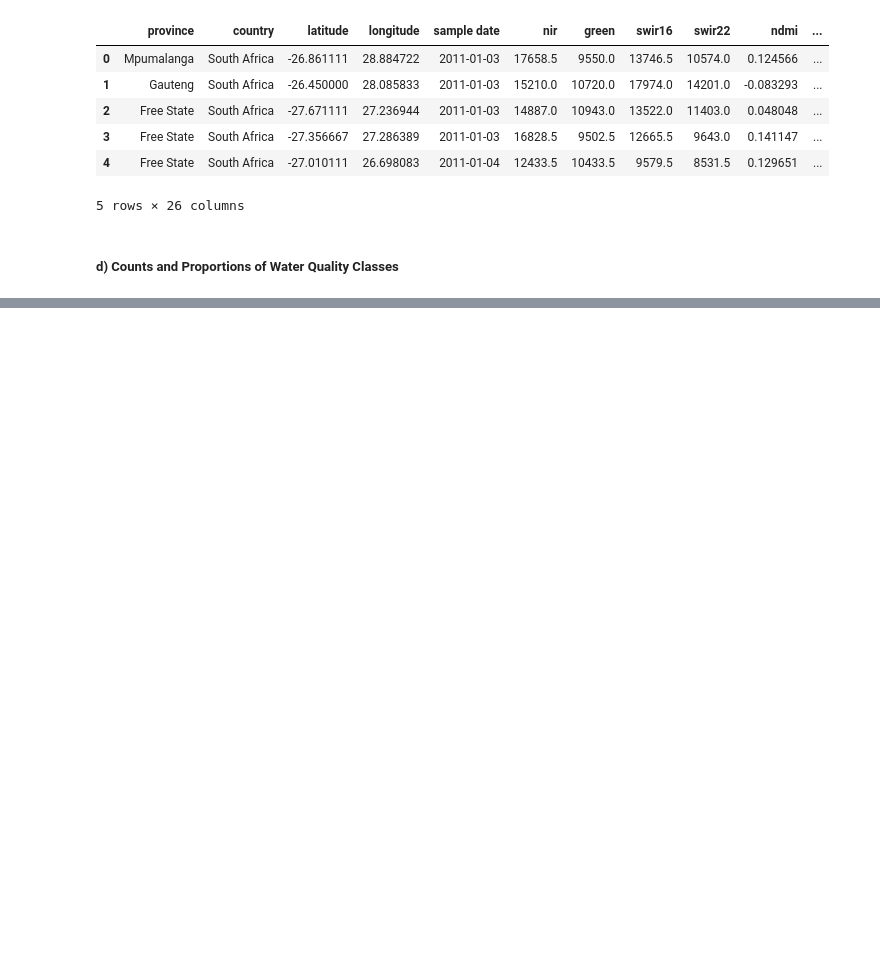
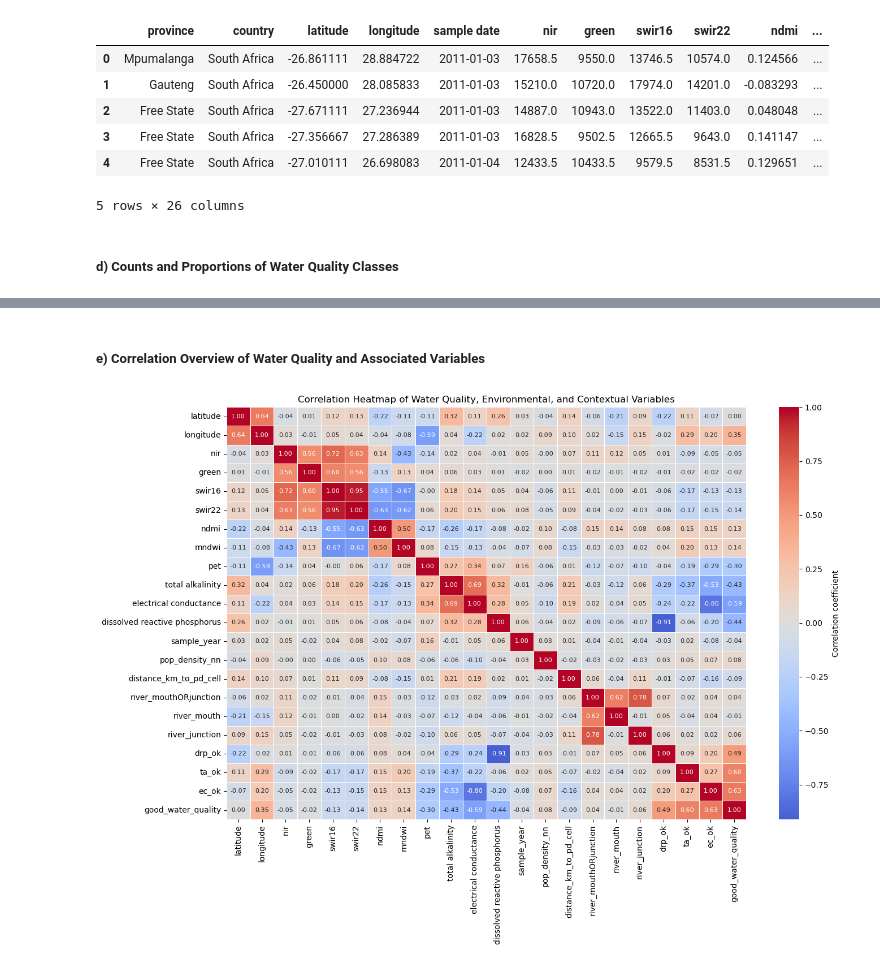
Before and after one commit to kylerod22/siads593-water-sustainability, a Jupyter notebook: 08-rjbest-sungmiki-kylerod-2026winter/src/Summary & Conclusion.ipynb, the cells around one changed output, grey strips where cells are left out. Saved outputs shown, nothing was run; the diff lists cells and outputs as text; code cells hidden in the pictures; blank space fills up the shorter version.

Commit message:
adding corr analysis and clean up

```diff
--- a/08-rjbest-sungmiki-kylerod-2026winter/src/Summary & Conclusion.ipynb
+++ b/08-rjbest-sungmiki-kylerod-2026winter/src/Summary & Conclusion.ipynb
@@ -138,0 +162,20 @@ Observation: Just over half of the observations meet all defined water quality t
+# %% [markdown]
+##### e) Correlation Overview of Water Quality and Associated Variables
+# %%
+plt.figure(figsize=(14, 10))
+sns.heatmap(
+    corr_matrix,
+    cmap="coolwarm",
+    center=0,
+    linewidths=0.5,
+    annot=True,          # <-- show numbers
+    fmt=".2f",           # <-- 2 decimal places
+    annot_kws={"size": 8},
+    cbar_kws={"label": "Correlation coefficient"}
+)
+
+plt.title("Correlation Heatmap of Water Quality, Environmental, and Contextual Variables")
+plt.tight_layout()
+plt.show()
+# %% [output]
+[figure, added]
```
Also changed, not shown: parts of 22 cells of this notebook.
